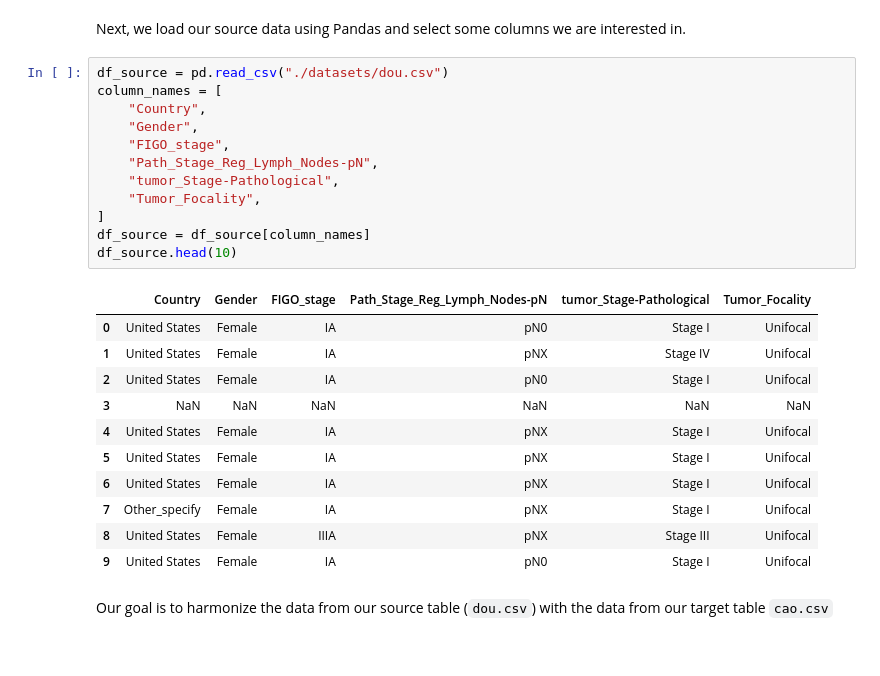
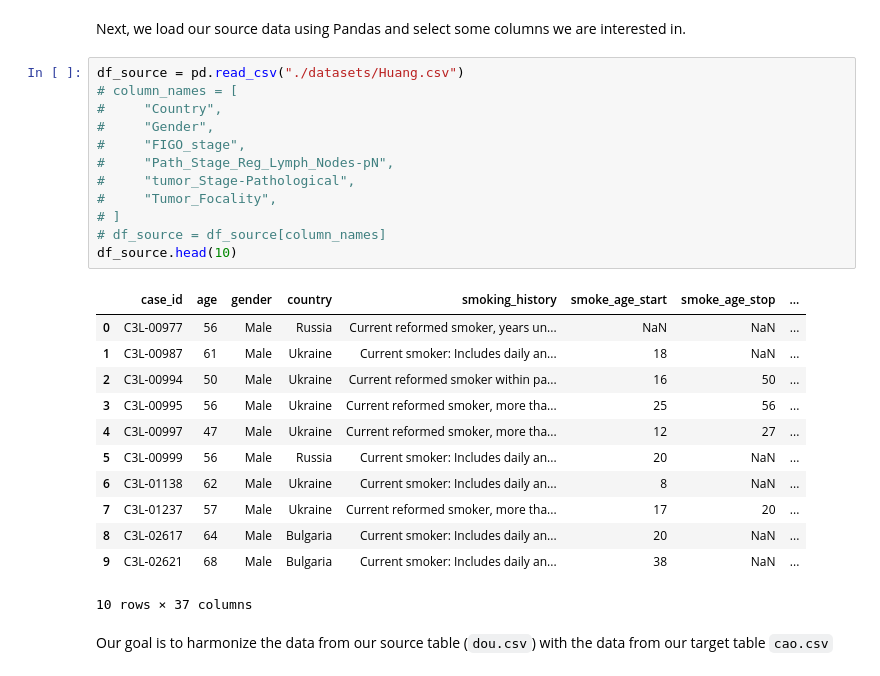
Before and after one commit to VIDA-NYU/biomedical-data-integration, a Jupyter notebook: examples/demo.ipynb, the cells around one changed output. Saved outputs shown, nothing was run; the diff lists cells and outputs as text.

Commit message:
WIP: Added dou-ucec datasets and demo notebooks

```diff
--- a/examples/demo.ipynb
+++ b/examples/demo.ipynb
@@ -21,29 +21,30 @@ from IPython.display import display, Markdown
 # %% [markdown]
 Next, we load our source data using Pandas and select some columns we are interested in.
 # %%
-df_source = pd.read_csv("./datasets/dou.csv")
-column_names = [
-    "Country",
-    "Gender",
-    "FIGO_stage",
-    "Path_Stage_Reg_Lymph_Nodes-pN",
-    "tumor_Stage-Pathological",
-    "Tumor_Focality",
-]
-df_source = df_source[column_names]
+df_source = pd.read_csv("./datasets/Huang.csv")
+# column_names = [
+#     "Country",
+#     "Gender",
+#     "FIGO_stage",
+#     "Path_Stage_Reg_Lymph_Nodes-pN",
+#     "tumor_Stage-Pathological",
+#     "Tumor_Focality",
+# ]
+# df_source = df_source[column_names]
 df_source.head(10)
 # %% [output]
-|  | Country | Gender | FIGO_stage | Path_Stage_Reg_Lymph_Nodes-pN | tumor_Stage-Pathological | Tumor_Focality |
-| 0 | United States | Female | IA | pN0 | Stage I | Unifocal |
-| 1 | United States | Female | IA | pNX | Stage IV | Unifocal |
-| 2 | United States | Female | IA | pN0 | Stage I | Unifocal |
-| 3 | NaN | NaN | NaN | NaN | NaN | NaN |
-| 4 | United States | Female | IA | pNX | Stage I | Unifocal |
-| 5 | United States | Female | IA | pNX | Stage I | Unifocal |
-| 6 | United States | Female | IA | pNX | Stage I | Unifocal |
-| 7 | Other_specify | Female | IA | pNX | Stage I | Unifocal |
-| 8 | United States | Female | IIIA | pNX | Stage III | Unifocal |
-| 9 | United States | Female | IA | pN0 | Stage I | Unifocal |
+|  | case_id | age | gender | country | smoking_history | smoke_age_start | smoke_age_stop | ... |
+| 0 | C3L-00977 | 56 | Male | Russia | Current reformed smoker, years un... | NaN | NaN | ... |
+| 1 | C3L-00987 | 61 | Male | Ukraine | Current smoker: Includes daily an... | 18 | NaN | ... |
+| 2 | C3L-00994 | 50 | Male | Ukraine | Current reformed smoker within pa... | 16 | 50 | ... |
+| 3 | C3L-00995 | 56 | Male | Ukraine | Current reformed smoker, more tha... | 25 | 56 | ... |
+| 4 | C3L-00997 | 47 | Male | Ukraine | Current reformed smoker, more tha... | 12 | 27 | ... |
+| 5 | C3L-00999 | 56 | Male | Russia | Current smoker: Includes daily an... | 20 | NaN | ... |
+| 6 | C3L-01138 | 62 | Male | Ukraine | Current smoker: Includes daily an... | 8 | NaN | ... |
+| 7 | C3L-01237 | 57 | Male | Ukraine | Current reformed smoker, more tha... | 17 | 20 | ... |
+| 8 | C3L-02617 | 64 | Male | Bulgaria | Current smoker: Includes daily an... | 20 | NaN | ... |
+| 9 | C3L-02621 | 68 | Male | Bulgaria | Current smoker: Includes daily an... | 38 | NaN | ... |
+10 rows × 37 columns
 # %% [markdown]
 Our goal is to harmonize the data from our source table (`dou.csv`) with the data from our target table `cao.csv`
 # %%
```
Also changed, not shown: parts of 2 cells of this notebook, 9 other files.
